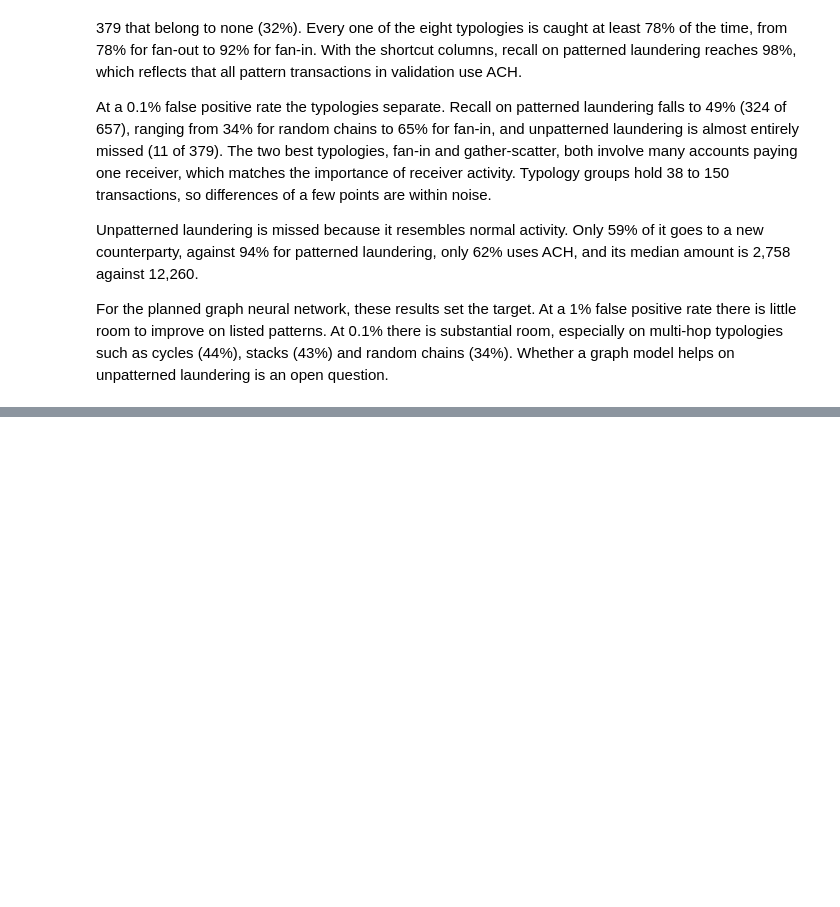
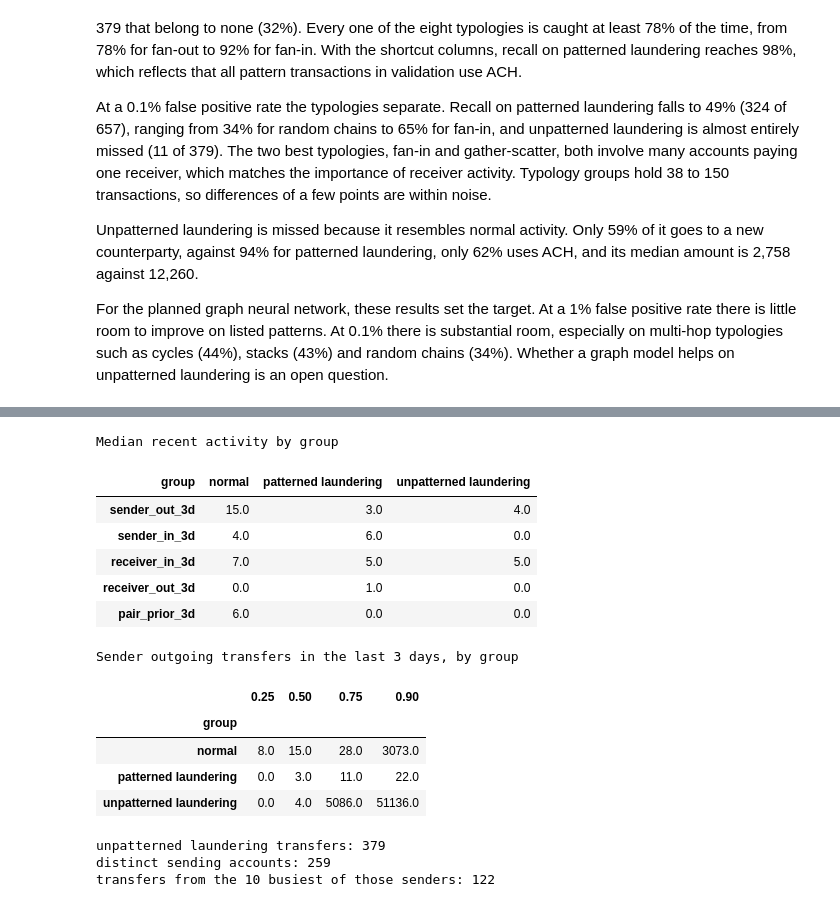
Before and after one commit to sap6011/bank-guard, a Jupyter notebook: notebooks/02_baselines.ipynb, the cells around one changed output, grey strips where cells are left out. Drawn from its saved outputs; the diff is of its cells as text; code cells hidden in the pictures; blank space fills up the shorter version.

```diff
--- a/notebooks/02_baselines.ipynb
+++ b/notebooks/02_baselines.ipynb
@@ -676,0 +730,33 @@ For the planned graph neural network, these results set the target. At a 1% fals
+# %%
+cols = ["sender_out_3d", "sender_in_3d", "receiver_in_3d", "receiver_out_3d", "pair_prior_3d"]
+d2 = d.join(G[cols])
+
+print("Median recent activity by group")
+display(d2.groupby("group")[cols].median().T)
+
+print("Sender outgoing transfers in the last 3 days, by group")
+display(d2.groupby("group")["sender_out_3d"].quantile([0.25, 0.5, 0.75, 0.9]).unstack().round(0))
+
+unp = d2[d2["group"] == "unpatterned laundering"]
+sender_id = unp["from_bank"].astype(str) + "_" + unp["from_account"].astype(str)
+counts = sender_id.value_counts()
+print("unpatterned laundering transfers:", len(unp))
+print("distinct sending accounts:", counts.size)
+print("transfers from the 10 busiest of those senders:", int(counts.head(10).sum()))
+# %% [output]
+Median recent activity by group
+| group | normal | patterned laundering | unpatterned laundering |
+| sender_out_3d | 15.0 | 3.0 | 4.0 |
+| sender_in_3d | 4.0 | 6.0 | 0.0 |
+| receiver_in_3d | 7.0 | 5.0 | 5.0 |
+| receiver_out_3d | 0.0 | 1.0 | 0.0 |
+| pair_prior_3d | 6.0 | 0.0 | 0.0 |
+Sender outgoing transfers in the last 3 days, by group
+|  | 0.25 | 0.50 | 0.75 | 0.90 |
+| group |  |  |  |  |
+| normal | 8.0 | 15.0 | 28.0 | 3073.0 |
+| patterned laundering | 0.0 | 3.0 | 11.0 | 22.0 |
+| unpatterned laundering | 0.0 | 4.0 | 5086.0 | 51136.0 |
+unpatterned laundering transfers: 379
+distinct sending accounts: 259
+transfers from the 10 busiest of those senders: 122
```
Also changed, not shown: parts of 4 cells of this notebook.
